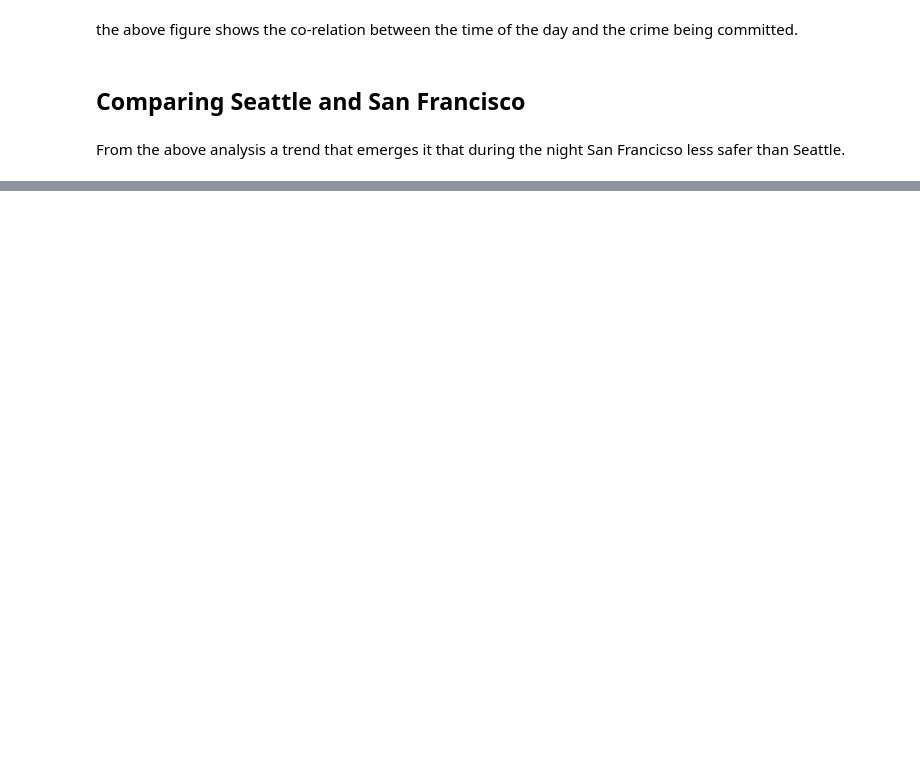
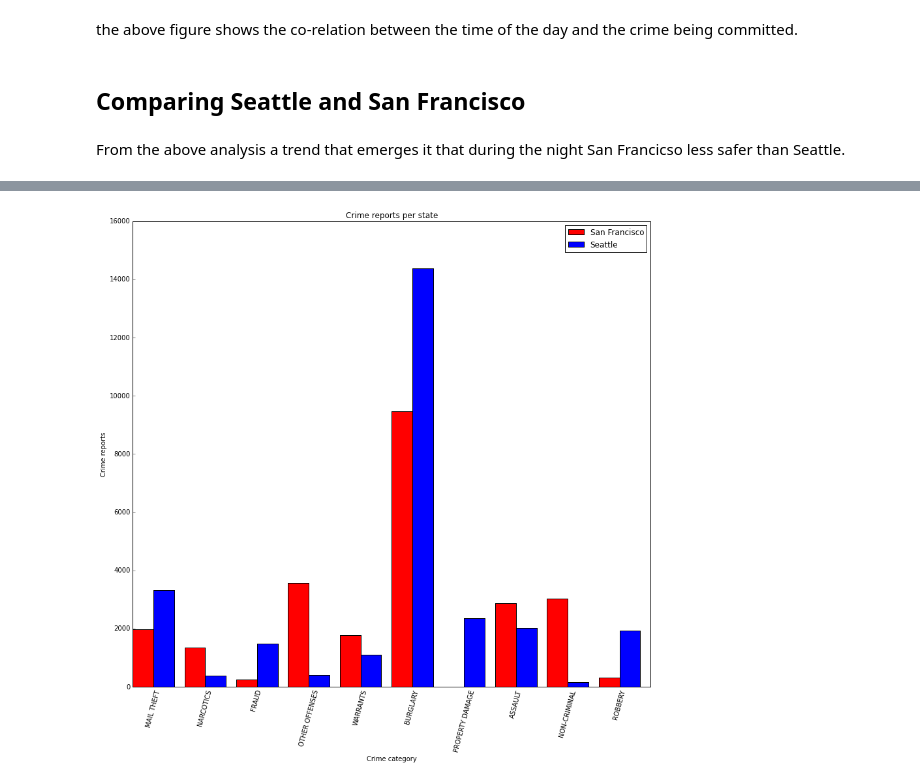
Before and after one commit to kpenza/assignment6, a Jupyter notebook: workbook.ipynb, the cells around one changed output, grey strips where cells are left out. Drawn from its saved outputs; the diff is of its cells as text; code cells hidden in the pictures; blank space fills up the shorter version.

```diff
--- a/workbook.ipynb
+++ b/workbook.ipynb
@@ -594,0 +598,48 @@ SyntaxError: invalid syntax (<ipython-input-1-76f93a56cadc>, line 28)
+# %%
+def chart4x(reportlist_seattle, reportlist_sanfrancisco):
+    allignnaming(reportlist_sanfrancisco)
+    allignnaming(reportlist_seattle)
+    offenses, off_sf, off_se = precomparedata(reportlist_seattle, reportlist_sanfrancisco)
+
+    N = len(offenses)
+    ind = np.arange(N)    # the x locations for the groups
+    width = 0.4       # the width of the bars: can also be len(x) sequence
+
+#    fig = plt.figure(figsize=(14,8))
+    fig = plt.figure(figsize=(12,12))
+    #    plt.axis([min(x_arr), max(x_arr), max(y_arr), 0])
+    ax = fig.add_subplot(111)
+
+    # fig, ax = plt.subplots()
+#    p1 = ax.barh(ind, off_sf, width, color='r')
+#    p2 = ax.barh(ind + width, off_se, width, color='b')
+    p1 = ax.bar(ind, off_sf, width, color='r')
+    p2 = ax.bar(ind + width, off_se, width, color='b')
+
+    ax.set_ylabel('Crime reports')
+    ax.set_xlabel('Crime category')
+    ax.set_title('Crime reports per state')
+    ax.set_xticks(ind + (width ))
+    ax.set_xticklabels(offenses, rotation=75)
+ #   ax.set_xticks(ind + (width ))
+#   ax.set_xticklabels(offenses)
+    ax.xaxis.set_ticks_position('bottom')
+    ax.yaxis.set_ticks_position('left')
+    ax.legend((p1[0], p2[0] ), ("San Francisco", "Seattle"))
+#    autolabelh(p1, ax)
+#    autolabelh(p2, ax)
+#    autolabel(p1, ax)
+#    autolabel(p2, ax)
+#    plt.xticks(range(N), offenses, rotation=90)
+#    plt.axis([min(x_arr), max(x_arr), max(y_arr), 0])
+#    plt.axis([0,N , 0, 15000])
+    # plt.axis([0,15200 , N, 0])
+    #ax.grid(True)
+
+    plt.tight_layout()
+    plt.show()
+
+
+chart4x(reportlist_seattle, reportlist_sanfrancisco)
+# %% [output]
+[figure, added]
```
Also changed, not shown: parts of 6 cells of this notebook.
